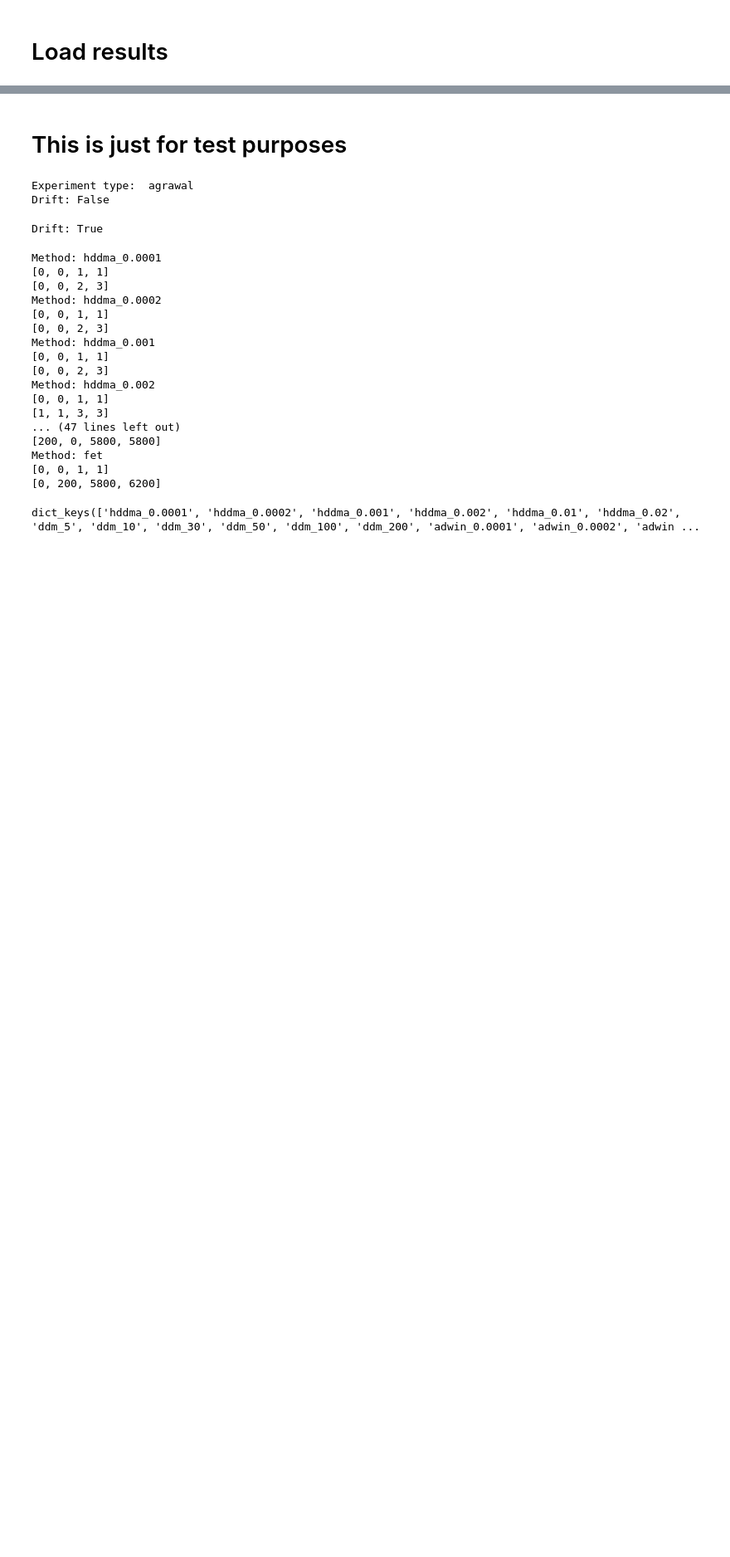
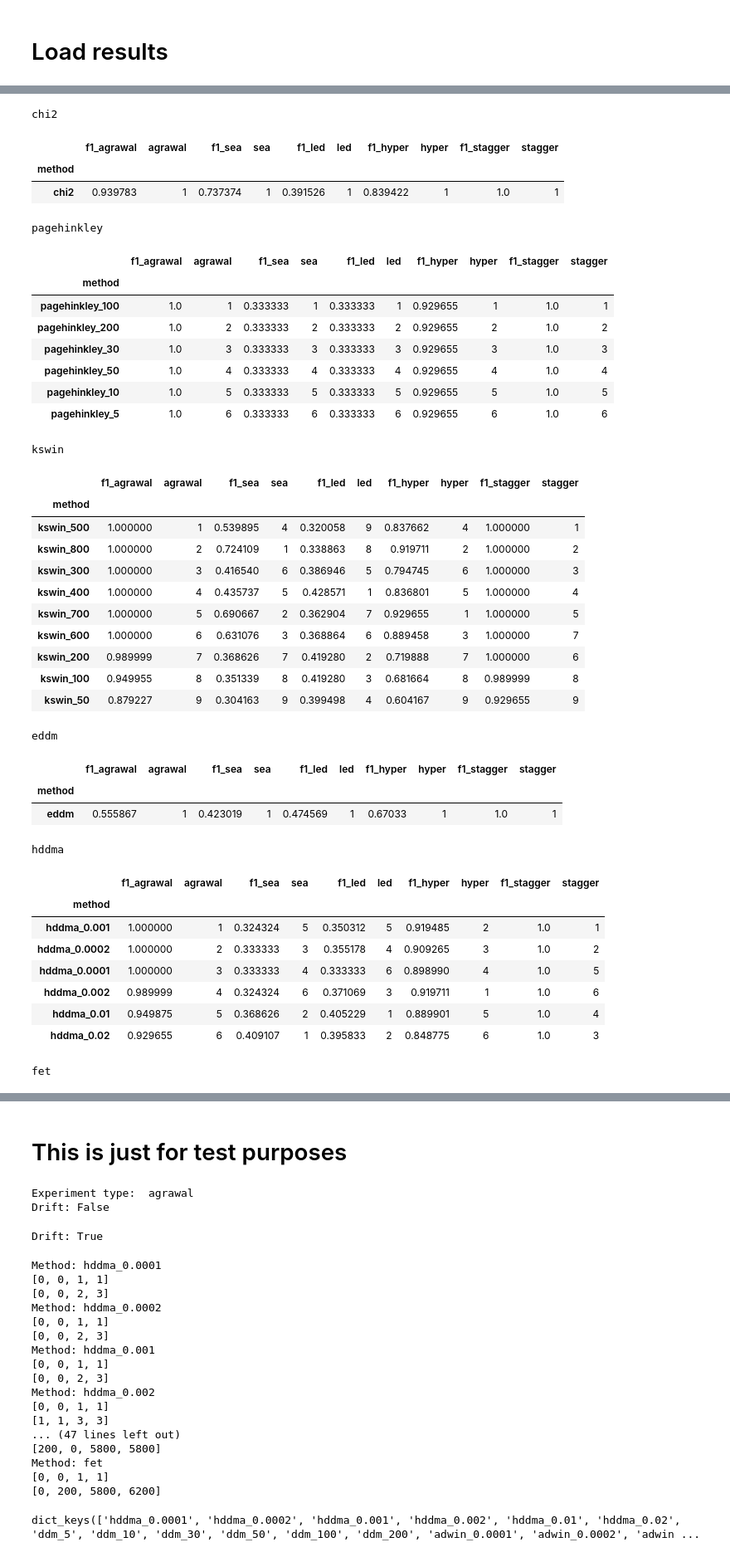
Before and after one commit to fgiobergia/DriftInspector, a Jupyter notebook: src/synth/cds_global_methods.ipynb, the cells around one changed output, grey strips where cells are left out. Shown: that part at 83% size. Cells and saved outputs as stored; diff of their text form; code cells hidden in the pictures; blank space fills up the shorter version.

```diff
--- a/src/synth/cds_global_methods.ipynb
+++ b/src/synth/cds_global_methods.ipynb
@@ -62,0 +245,80 @@ File results/results-overall-drift-datasets-noise-0.2/agrawal_drift_results_over
+# %%
+metric = 'f1'
+dataset_method_rankings = {}
+for exp_type in ["agrawal", "sea", "led", "hyper", "stagger"]:
+    dataset_method_rankings[exp_type] = {}
+    # Select the best method for each dataset
+    noise = 0.1
+
+    result_dataset_i = res_dataset_method_noise[exp_type]
+    methods = set(result_dataset_i.keys())
+    base_methods = set([method.split('_')[0] for method in result_dataset_i])
+
+    # Take the configuration of the base method with the highest f1 score
+    best_methods = []
+    for base_method in base_methods:
+        scores = {method: result_dataset_i[method][metric][noise] for method in methods if method.split('_')[0]==base_method}
+        # get the method with the highest f1 score
+        best_methods.append(max(scores, key=scores.get))
+        # Sort the scores by value
+        sorted_scores = sorted(scores.items(), key=lambda x: x[1], reverse=True)
+
+        # Add a column with the rank
+        rank = [i+1 for i in range(len(sorted_scores))]
+        sorted_scores = [(method, score, rank) for (method, score), rank in zip(sorted_scores, rank)]
+        sorted_scores
+        dataset_method_rankings[exp_type][base_method] = sorted_scores
+# %%
+
+for base_method in base_methods:
+    print(base_method)
+    df_all = None
+    for exp_type in dataset_method_rankings:
+        vals = dataset_method_rankings[exp_type][base_method]
+        df = pd.DataFrame(vals, columns=['method', f'{metric}_{exp_type}', exp_type])
+        df.set_index('method', inplace=True)
+        if df_all is None:
+            df_all = df
+        else:
+            df_all = df_all.join(df)
+    display(df_all)
+# %% [output]
+chi2
+|  | f1_agrawal | agrawal | f1_sea | sea | f1_led | led | f1_hyper | hyper | f1_stagger | stagger |
+| method |  |  |  |  |  |  |  |  |  |  |
+| chi2 | 0.939783 | 1 | 0.737374 | 1 | 0.391526 | 1 | 0.839422 | 1 | 1.0 | 1 |
+pagehinkley
+|  | f1_agrawal | agrawal | f1_sea | sea | f1_led | led | f1_hyper | hyper | f1_stagger | stagger |
+| method |  |  |  |  |  |  |  |  |  |  |
+| pagehinkley_100 | 1.0 | 1 | 0.333333 | 1 | 0.333333 | 1 | 0.929655 | 1 | 1.0 | 1 |
+| pagehinkley_200 | 1.0 | 2 | 0.333333 | 2 | 0.333333 | 2 | 0.929655 | 2 | 1.0 | 2 |
+| pagehinkley_30 | 1.0 | 3 | 0.333333 | 3 | 0.333333 | 3 | 0.929655 | 3 | 1.0 | 3 |
+| pagehinkley_50 | 1.0 | 4 | 0.333333 | 4 | 0.333333 | 4 | 0.929655 | 4 | 1.0 | 4 |
+| pagehinkley_10 | 1.0 | 5 | 0.333333 | 5 | 0.333333 | 5 | 0.929655 | 5 | 1.0 | 5 |
+| pagehinkley_5 | 1.0 | 6 | 0.333333 | 6 | 0.333333 | 6 | 0.929655 | 6 | 1.0 | 6 |
+kswin
+|  | f1_agrawal | agrawal | f1_sea | sea | f1_led | led | f1_hyper | hyper | f1_stagger | stagger |
+| method |  |  |  |  |  |  |  |  |  |  |
+| kswin_500 | 1.000000 | 1 | 0.539895 | 4 | 0.320058 | 9 | 0.837662 | 4 | 1.000000 | 1 |
+| kswin_800 | 1.000000 | 2 | 0.724109 | 1 | 0.338863 | 8 | 0.919711 | 2 | 1.000000 | 2 |
+| kswin_300 | 1.000000 | 3 | 0.416540 | 6 | 0.386946 | 5 | 0.794745 | 6 | 1.000000 | 3 |
+| kswin_400 | 1.000000 | 4 | 0.435737 | 5 | 0.428571 | 1 | 0.836801 | 5 | 1.000000 | 4 |
+| kswin_700 | 1.000000 | 5 | 0.690667 | 2 | 0.362904 | 7 | 0.929655 | 1 | 1.000000 | 5 |
+| kswin_600 | 1.000000 | 6 | 0.631076 | 3 | 0.368864 | 6 | 0.889458 | 3 | 1.000000 | 7 |
+| kswin_200 | 0.989999 | 7 | 0.368626 | 7 | 0.419280 | 2 | 0.719888 | 7 | 1.000000 | 6 |
+| kswin_100 | 0.949955 | 8 | 0.351339 | 8 | 0.419280 | 3 | 0.681664 | 8 | 0.989999 | 8 |
+| kswin_50 | 0.879227 | 9 | 0.304163 | 9 | 0.399498 | 4 | 0.604167 | 9 | 0.929655 | 9 |
+eddm
+|  | f1_agrawal | agrawal | f1_sea | sea | f1_led | led | f1_hyper | hyper | f1_stagger | stagger |
+| method |  |  |  |  |  |  |  |  |  |  |
+| eddm | 0.555867 | 1 | 0.423019 | 1 | 0.474569 | 1 | 0.67033 | 1 | 1.0 | 1 |
+hddma
+|  | f1_agrawal | agrawal | f1_sea | sea | f1_led | led | f1_hyper | hyper | f1_stagger | stagger |
+| method |  |  |  |  |  |  |  |  |  |  |
+| hddma_0.001 | 1.000000 | 1 | 0.324324 | 5 | 0.350312 | 5 | 0.919485 | 2 | 1.0 | 1 |
+| hddma_0.0002 | 1.000000 | 2 | 0.333333 | 3 | 0.355178 | 4 | 0.909265 | 3 | 1.0 | 2 |
+| hddma_0.0001 | 1.000000 | 3 | 0.333333 | 4 | 0.333333 | 6 | 0.898990 | 4 | 1.0 | 5 |
+| hddma_0.002 | 0.989999 | 4 | 0.324324 | 6 | 0.371069 | 3 | 0.919711 | 1 | 1.0 | 6 |
+| hddma_0.01 | 0.949875 | 5 | 0.368626 | 2 | 0.405229 | 1 | 0.889901 | 5 | 1.0 | 4 |
+| hddma_0.02 | 0.929655 | 6 | 0.409107 | 1 | 0.395833 | 2 | 0.848775 | 6 | 1.0 | 3 |
+fet
```
Also changed, not shown: parts of 10 cells of this notebook.
